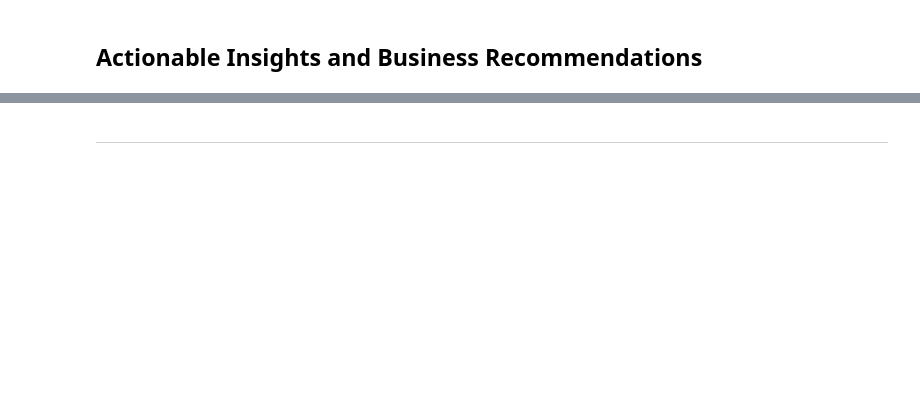
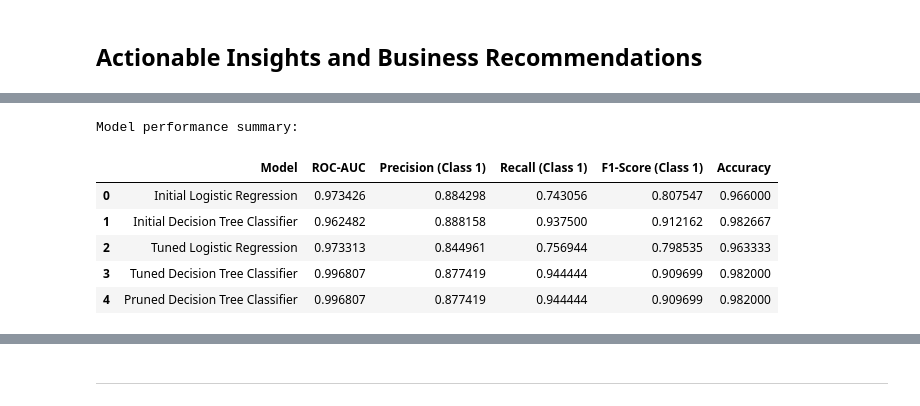
Before and after one commit to gitenterpriseengineer/aiml-program, a Jupyter notebook: AIML_ML_Project_Full_Code_Notebook.ipynb, the cells around one changed output, grey strips where cells are left out. Cells and saved outputs as stored; diff of their text form; code cells hidden in the pictures; blank space fills up the shorter version.

```diff
--- a/AIML_ML_Project_Full_Code_Notebook.ipynb
+++ b/AIML_ML_Project_Full_Code_Notebook.ipynb
@@ -828,0 +1024,17 @@ Accuracy Score (Tuned Decision Tree Classifier):
+# %%
+from sklearn.metrics import classification_report, roc_auc_score, accuracy_score
+
+print("--- Evaluating Pruned Decision Tree Classifier Model ---")
+
+# Make predictions with the tuned model
+y_pred_pruned_dt = pruned_dt_model.predict(X_test)
+y_pred_proba_pruned_dt = pruned_dt_model.predict_proba(X_test)[:, 1]
+print("Predictions made for Pruned Decision Tree Classifier.")
+
+# Evaluate the tuned Decision Tree Classifier model
+print("\nClassification Report (Pruned Decision Tree Classifier):")
+print(classification_report(y_test, y_pred_pruned_dt))
+print("ROC-AUC Score (Pruned Decision Tree Classifier):")
+print(roc_auc_score(y_test, y_pred_proba_pruned_dt))
+print("Accuracy Score (Pruned Decision Tree Classifier):")
+print(accuracy_score(y_test, y_pred_pruned_dt))
@@ -861,0 +1070,54 @@ The Decision Tree Classifier, after hyperparameter tuning, is the best-performin
+# %%
+from sklearn.metrics import classification_report, roc_auc_score, accuracy_score
+import pandas as pd
+
+def evaluate_model(model_name, y_true, y_pred, y_pred_proba):
+    """Evaluates a model and returns a dictionary of key metrics."""
+    report = classification_report(y_true, y_pred, output_dict=True)
+    roc_auc = roc_auc_score(y_true, y_pred_proba)
+    accuracy = accuracy_score(y_true, y_pred)
+
+    metrics = {
+        'Model': model_name,
+        'ROC-AUC': roc_auc,
+        'Precision (Class 1)': report['1']['precision'],
+        'Recall (Class 1)': report['1']['recall'],
+        'F1-Score (Class 1)': report['1']['f1-score'],
+        'Accuracy': accuracy
+    }
+    return metrics
+
+# Collect metrics for each model
+results = []
+
+# Initial Logistic Regression
+results.append(evaluate_model('Initial Logistic Regression', y_test, y_pred_log_reg, y_pred_proba_log_reg))
+
+# Initial Decision Tree Classifier
+results.append(evaluate_model('Initial Decision Tree Classifier', y_test, y_pred_decision_tree, y_pred_proba_decision_tree))
+
+# Tuned Logistic Regression
+results.append(evaluate_model('Tuned Logistic Regression', y_test, y_pred_tuned_log_reg, y_pred_proba_tuned_log_reg))
+
+# Tuned Decision Tree Classifier (from first tuning)
+# Note: This is the 'best_dt_model' from the first tuning step, before ccp_alpha was explicitly in the grid.
+# Its predictions are stored in y_pred_tuned_dt and y_pred_proba_tuned_dt
+results.append(evaluate_model('Tuned Decision Tree Classifier', y_test, y_pred_tuned_dt, y_pred_proba_tuned_dt))
+
+# Pruned Decision Tree Classifier (from second tuning with ccp_alpha)
+# Its predictions are stored in y_pred_pruned_dt and y_pred_proba_pruned_dt
+results.append(evaluate_model('Pruned Decision Tree Classifier', y_test, y_pred_pruned_dt, y_pred_proba_pruned_dt))
+
+# Create a DataFrame from the collected results
+performance_df = pd.DataFrame(results)
+
+print("Model performance summary:")
+display(performance_df)
+# %% [output]
+Model performance summary:
+|  | Model | ROC-AUC | Precision (Class 1) | Recall (Class 1) | F1-Score (Class 1) | Accuracy |
+| 0 | Initial Logistic Regression | 0.973426 | 0.884298 | 0.743056 | 0.807547 | 0.966000 |
+| 1 | Initial Decision Tree Classifier | 0.962482 | 0.888158 | 0.937500 | 0.912162 | 0.982667 |
+| 2 | Tuned Logistic Regression | 0.973313 | 0.844961 | 0.756944 | 0.798535 | 0.963333 |
+| 3 | Tuned Decision Tree Classifier | 0.996807 | 0.877419 | 0.944444 | 0.909699 | 0.982000 |
+| 4 | Pruned Decision Tree Classifier | 0.996807 | 0.877419 | 0.944444 | 0.909699 | 0.982000 |
```
Also changed, not shown: parts of 18 cells of this notebook.
